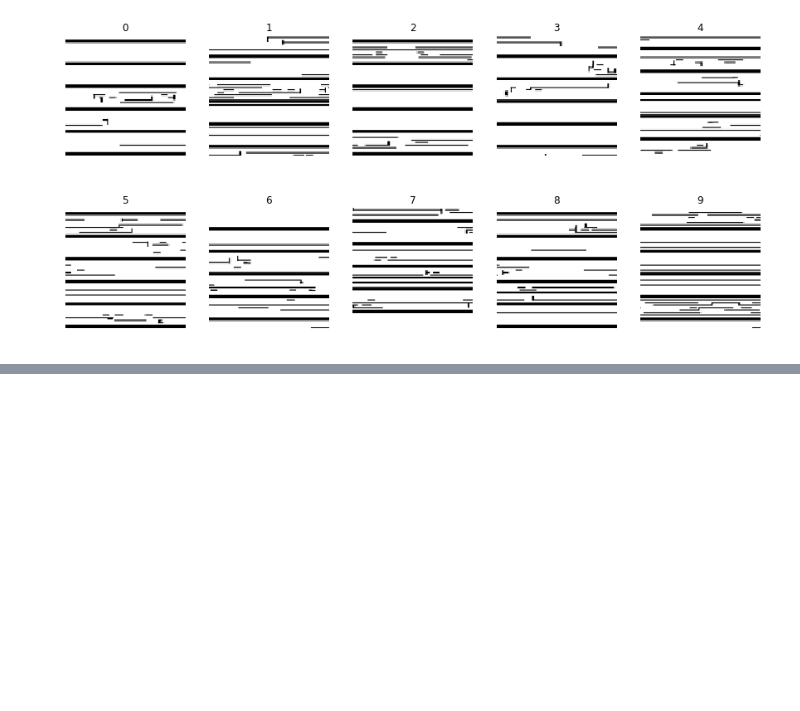
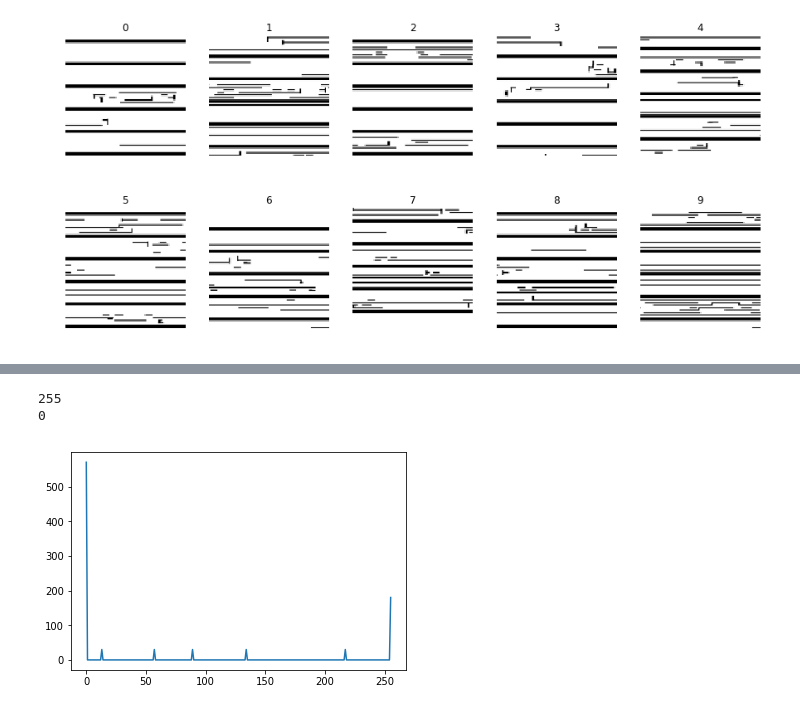
Before and after one commit to RayMick/LHD, a Jupyter notebook: Hotspot_detection.ipynb, the cells around one changed output, grey strips where cells are left out. Drawn from its saved outputs; the diff is of its cells as text; code cells hidden in the pictures; blank space fills up the shorter version.

```diff
--- a/Hotspot_detection.ipynb
+++ b/Hotspot_detection.ipynb
@@ -208,0 +286,12 @@ pickle.dump(nh_img, open( "./pickled_data/all_nh_imgs.p", "wb" ) )
+# %%
+print(nh_crop_img_list[0].max())
+print(nh_crop_img_list[0].min())
+#cv2.calcHist(images, channels, mask, histSize, ranges[, hist[, accumulate]])
+hist = cv2.calcHist([nh_crop_img_list[2]],[0],None,[256],[0,256])
+plt.plot(hist)
+#plt.hist(crop_img_list[0].ravel(),256,[0,256])
+plt.show()
+# %% [output]
+255
+0
+[figure, added]
```
Also changed, not shown: parts of 13 cells of this notebook.
